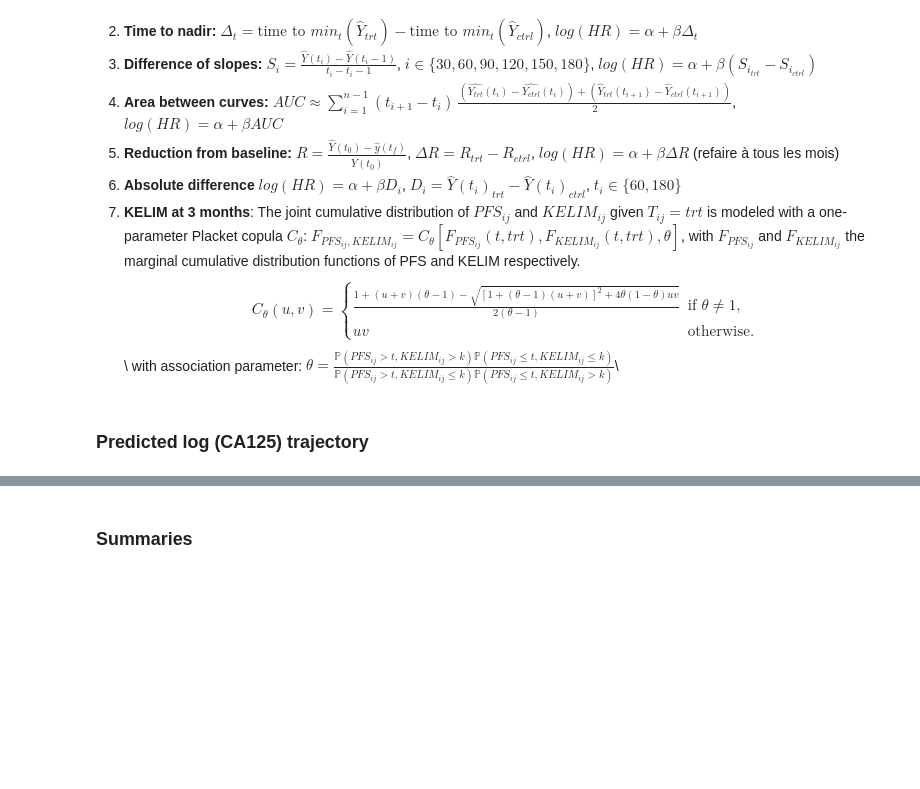
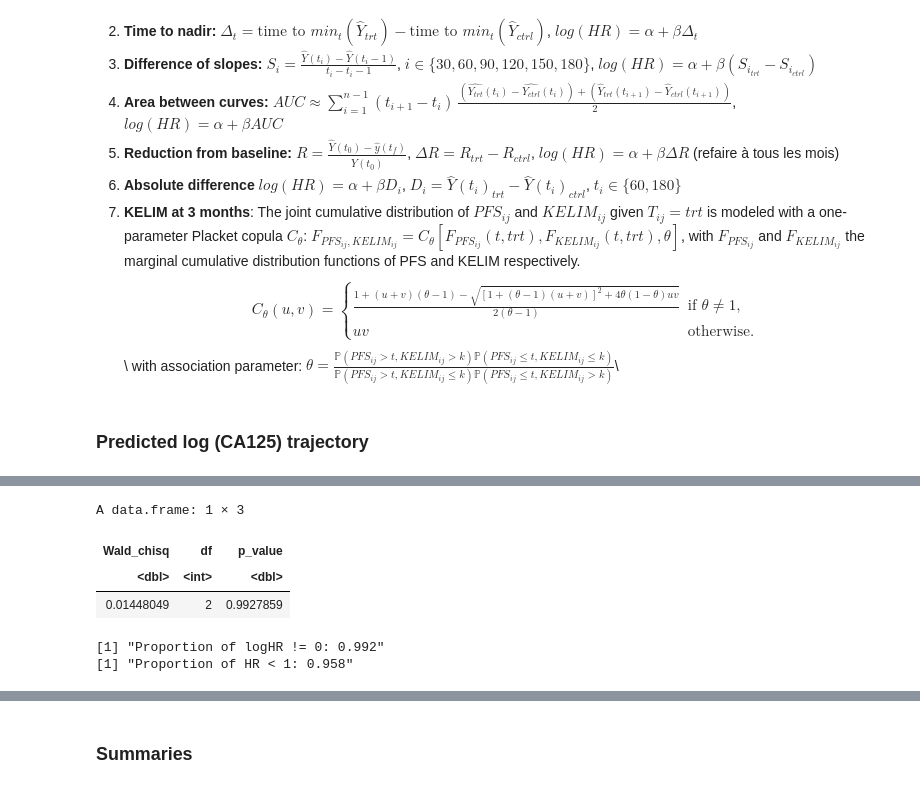
Before and after one commit to Kodro23/Surrogacy_evaluation_CA125, a Jupyter notebook: notebooks/Surrogacy_evaluation_of_CA125.ipynb, the cells around one changed output, grey strips where cells are left out. Drawn from its saved outputs; the diff is of its cells as text; code cells hidden in the pictures; blank space fills up the shorter version.

```diff
--- a/notebooks/Surrogacy_evaluation_of_CA125.ipynb
+++ b/notebooks/Surrogacy_evaluation_of_CA125.ipynb
@@ -800,11 +835,11 @@ idx_list <- setNames(
 # %%
 
 #Fixed effects
-beta0 <- as.numeric(extract_samples("Intercept_L1"))
-beta1 <- as.numeric(extract_samples("f1time_ca125_L1"))
-beta2 <- as.numeric(extract_samples("f2time_ca125_L1"))
-gamma1 <- as.numeric(extract_samples("f1time_ca125.X.trt_bin_L1"))
-gamma2 <- as.numeric(extract_samples("f2time_ca125.X.trt_bin_L1"))
+theta0 <- as.numeric(extract_samples("Intercept_L1"))
+theta3 <- as.numeric(extract_samples("f1time_ca125_L1"))
+theta2 <- as.numeric(extract_samples("f2time_ca125_L1"))
+theta4 <- as.numeric(extract_samples("f1time_ca125.X.trt_bin_L1"))
+theta5 <- as.numeric(extract_samples("f2time_ca125.X.trt_bin_L1"))
 beta_trt_surv <- as.numeric(extract_samples("trt_bin_S1"))
 
 
@@ -816,3 +890,29 @@ b_trt_surv <- extract_samples("IDIntercept_S1")
+# %%
+# Significance of treatment effect on CA125 trajectory
+
+# Kenward-roger wald test
+gamma_draws <- cbind(theta4 = theta4,theta5 = theta5)
+# Posterior mean vector
+gamma_hat <- colMeans(gamma_draws)
+# Joint posterior covariance matrix
+V_gamma <- cov(gamma_draws)
+# Wald statistic
+W <- as.numeric(t(gamma_hat) %*%solve(V_gamma) %*%gamma_hat)
+df <- length(gamma_hat)
+p_value <- pchisq(W,df = df,lower.tail = FALSE)
+data.frame(Wald_chisq = W,df = df,p_value = p_value)
+# %% [output]
+A data.frame: 1 × 3
+| Wald_chisq | df | p_value |
+| <dbl> | <int> | <dbl> |
+| 0.01448049 | 2 | 0.9927859 |
+# %%
+#Significance of treatment effect on survival
+print( paste("Proportion of logHR != 0:", mean(abs(beta_trt_surv) >0.01)))
+print( paste("Proportion of HR < 1:", mean(exp(beta_trt_surv) < 1)))
+# %% [output]
+[1] "Proportion of logHR != 0: 0.992"
+[1] "Proportion of HR < 1: 0.958"
 # %%
 #Predicted trajectories
 
```
Also changed, not shown: parts of 14 cells of this notebook, 2 other files.
